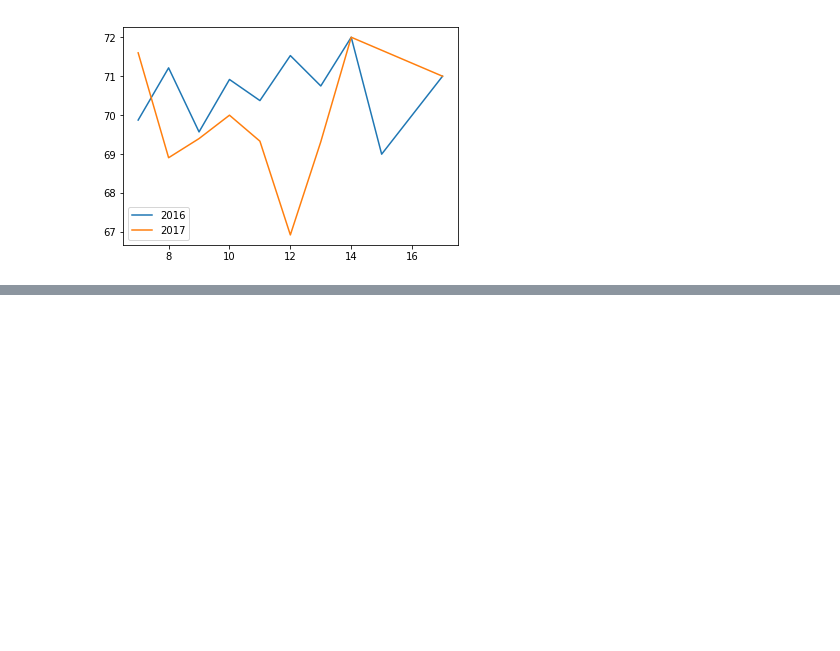
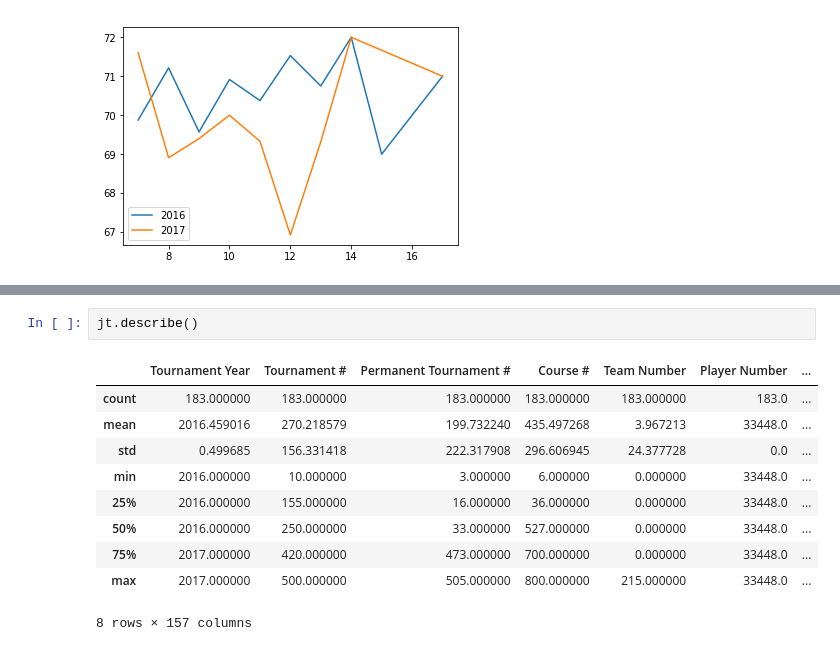
Before and after one commit to rer145/Data-Visualization, a Jupyter notebook: project-3/data.ipynb, the cells around one changed output, grey strips where cells are left out. Drawn from its saved outputs; the diff is of its cells as text; blank space fills up the shorter version.

```diff
--- a/project-3/data.ipynb
+++ b/project-3/data.ipynb
@@ -243,0 +247,13 @@ plt.show()
+# %%
+jt.describe()
+# %% [output]
+|  | Tournament Year | Tournament # | Permanent Tournament # | Course # | Team Number | Player Number | ... |
+| count | 183.000000 | 183.000000 | 183.000000 | 183.000000 | 183.000000 | 183.0 | ... |
+| mean | 2016.459016 | 270.218579 | 199.732240 | 435.497268 | 3.967213 | 33448.0 | ... |
+| std | 0.499685 | 156.331418 | 222.317908 | 296.606945 | 24.377728 | 0.0 | ... |
+| min | 2016.000000 | 10.000000 | 3.000000 | 6.000000 | 0.000000 | 33448.0 | ... |
+| 25% | 2016.000000 | 155.000000 | 16.000000 | 36.000000 | 0.000000 | 33448.0 | ... |
+| 50% | 2016.000000 | 250.000000 | 33.000000 | 527.000000 | 0.000000 | 33448.0 | ... |
+| 75% | 2017.000000 | 420.000000 | 473.000000 | 700.000000 | 0.000000 | 33448.0 | ... |
+| max | 2017.000000 | 500.000000 | 505.000000 | 800.000000 | 215.000000 | 33448.0 | ... |
+8 rows × 157 columns
```
Also changed, not shown: parts of 12 cells of this notebook, 4 other files.
